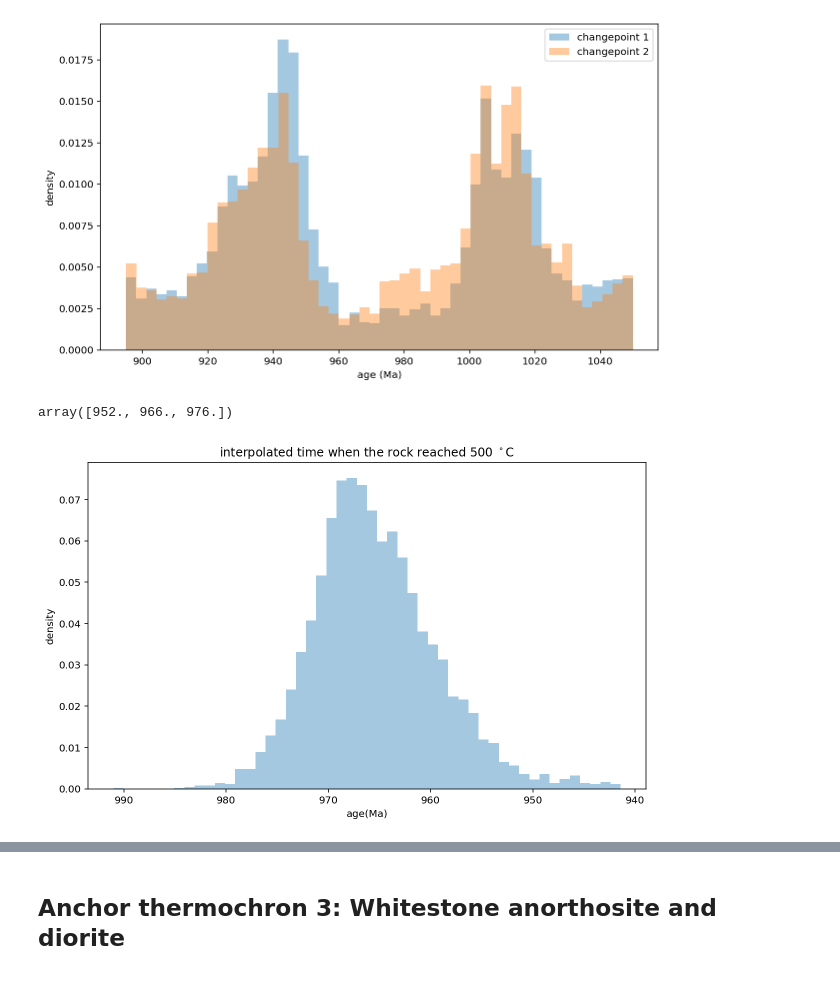
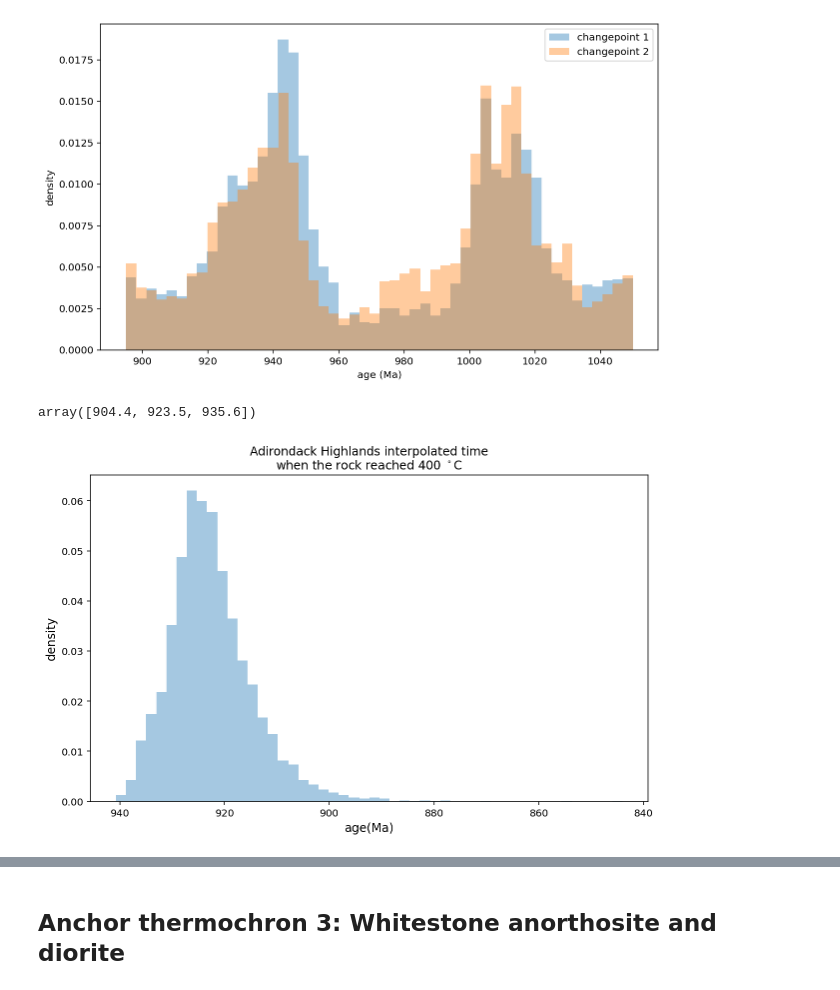
Before and after one commit to Swanson-Hysell-Group/Grenville_seminar, a Jupyter notebook: code/cooling_model.ipynb, the cells around one changed output, grey strips where cells are left out. Drawn from its saved outputs; the diff is of its cells as text; code cells hidden in the pictures.

```diff
--- a/code/cooling_model.ipynb
+++ b/code/cooling_model.ipynb
@@ -225,5 +225,6 @@ plt.show()
 # %% [output]
 [figure]
 # %%
-Haliburton_age_at_500 = find_age_at_temp(Haliburton_trace_df, Haliburton_nominal_ages, 450, n_rates=3)
+acquisition_temp = 400
+Haliburton_magnetization_age = find_age_at_temp(Haliburton_trace_df, Haliburton_nominal_ages, acquisition_temp, n_rates=3)
 # %%
@@ -387,20 +387,22 @@ plt.show()
 # %% [output]
 [figure]
 # %%
-Adirondack_highlands_age_at_500 = find_age_at_temp(Adirondack_highlands_trace_df, Adirondack_highlands_nominal_ages, 500, n_rates=3)
+Adirondack_highlands_magnetization_age = find_age_at_temp(Adirondack_highlands_trace_df, Adirondack_highlands_nominal_ages, acquisition_temp, n_rates=3)
 # %%
-np.round(np.percentile(Adirondack_highlands_age_at_500, [2.5, 50, 97.5]), 1)
+np.round(np.percentile(Adirondack_highlands_magnetization_age, [2.5, 50, 97.5]), 1)
 # %% [output]
-array([952., 966., 976.])
+array([904.4, 923.5, 935.6])
 # %%
 plt.figure(figsize=(10,6))
-sns.distplot(Adirondack_highlands_age_at_500, kde=0, bins=50, norm_hist=1)
-plt.xlabel('age(Ma)')
-plt.ylabel('density')
-plt.title('interpolated time when the rock reached 500 $^\circ$C' )
+sns.distplot(Adirondack_highlands_magnetization_age, kde=0, bins=50, norm_hist=1)
+plt.xlabel('age(Ma)', fontsize=12)
+plt.ylabel('density', fontsize=12)
+plt.title('Adirondack Highlands interpolated time\nwhen the rock reached ' + str(acquisition_temp)+' $^\circ$C', fontsize=12)
 plt.gca().invert_xaxis()
+plt.savefig('../figure/Adirondack_highlands_acquisition_temp.pdf', bbox_inches='tight', fontsize=12)
+
 plt.show()
 # %% [output]
-[figure, old version]
+[figure, new version]
 # %%
 n_samples = 500
```
Also changed, not shown: parts of 22 cells of this notebook, 1 other file.
